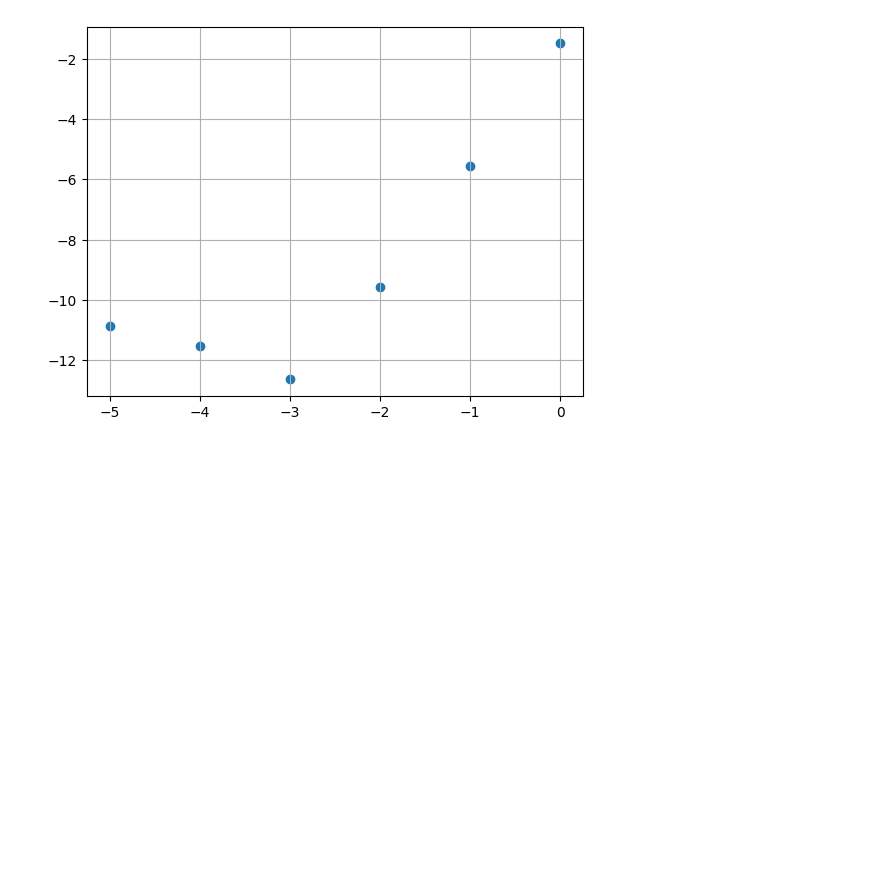
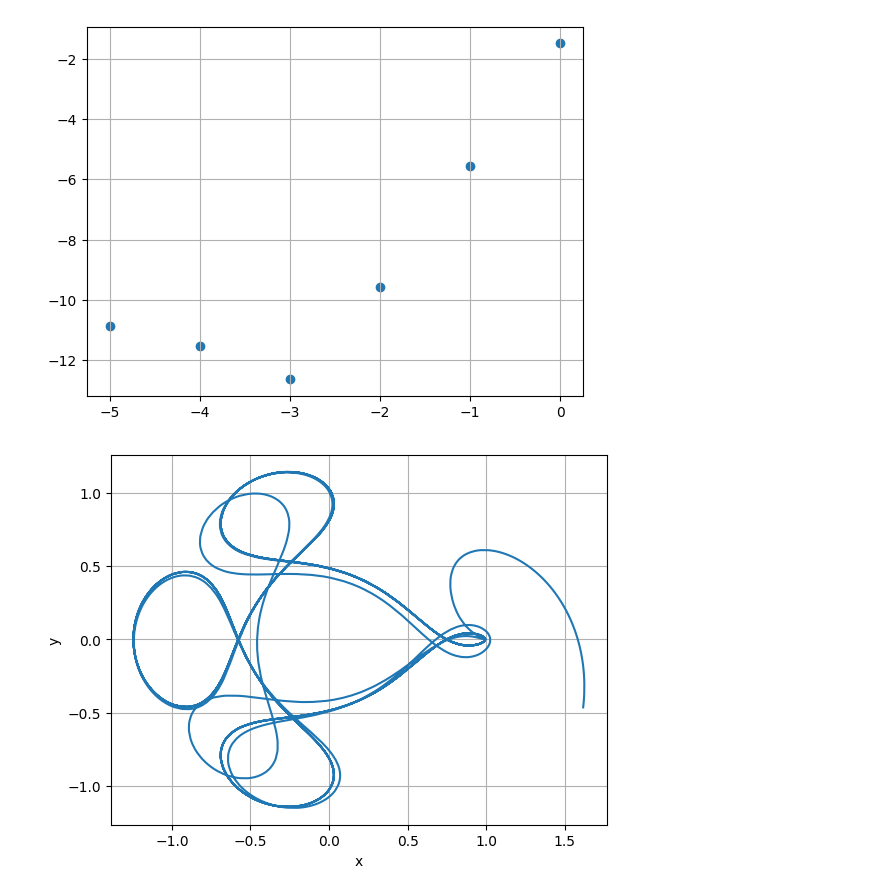
Before and after one commit to Dimundel/CompMathLabs, a Jupyter notebook: source/runge_kutta/report.ipynb, the cells around one changed output. Saved outputs shown, nothing was run; the diff lists cells and outputs as text; code cells hidden in the pictures; blank space fills up the shorter version.

Commit message:
add arenstor orbit plot

```diff
--- a/source/runge_kutta/report.ipynb
+++ b/source/runge_kutta/report.ipynb
@@ -49,3 +49,13 @@ np.polyfit(x[2:], np.log10(errors_1)[2:], 1)
 # %% [output]
 array([ 3.74679306, -1.68899881])
 [figure]
+# %%
+with open("orbit_data.txt") as f:
+    data = f.read()
+data = np.array([[float(a.split()[0]), float(a.split()[1]), float(a.split()[2])] for a in data.split("\n")])
+plt.plot(data[:, 1], data[:, 2])
+plt.xlabel("x")
+plt.ylabel("y")
+plt.grid()
+# %% [output]
+[figure, added]
```
Also changed, not shown: 1 other file.
